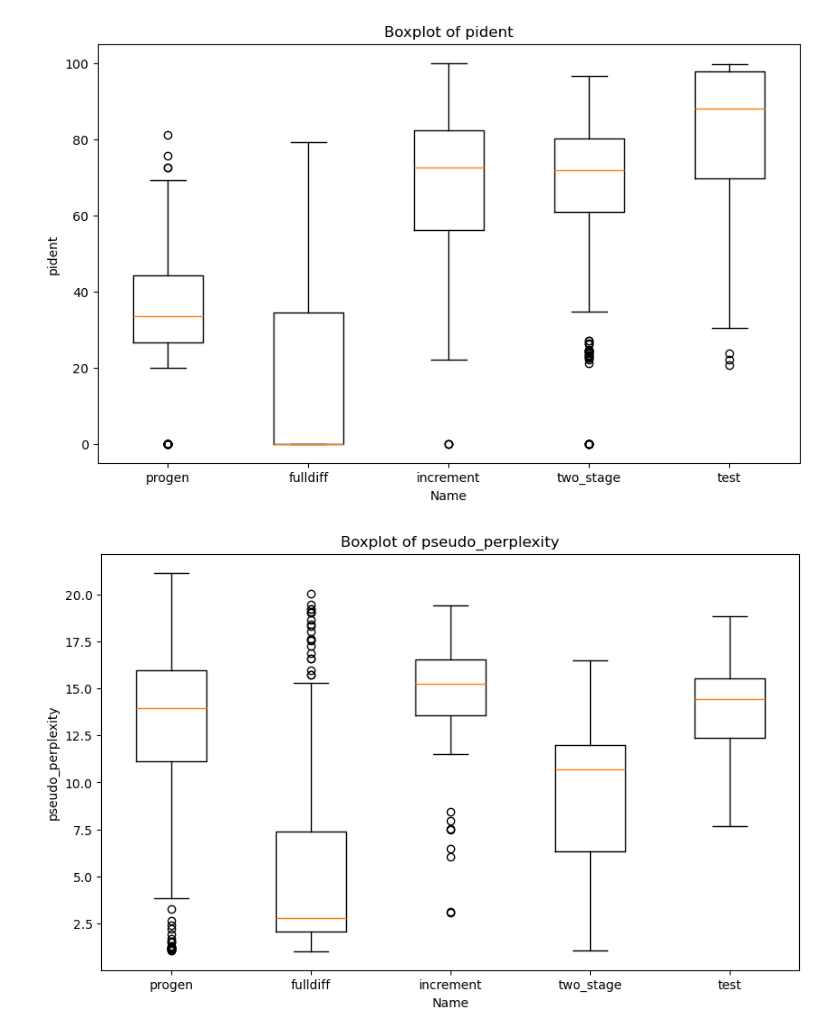
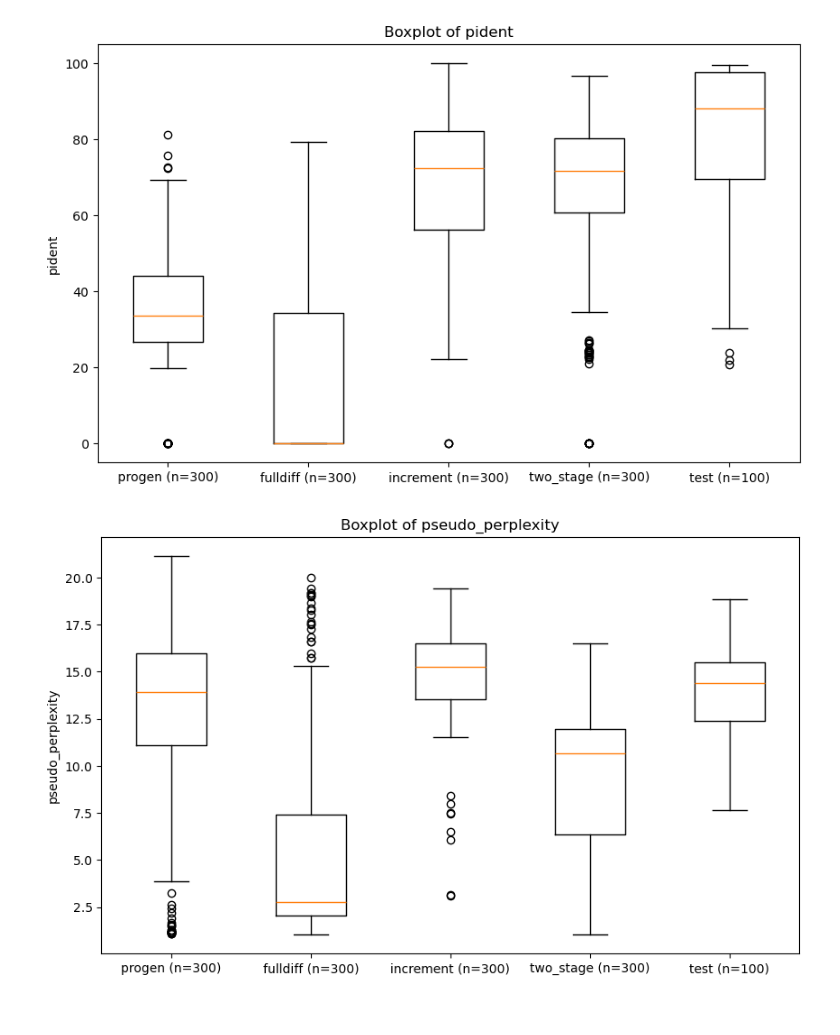
Before and after one commit to lludwig010/ProMDLM, a Jupyter notebook: plotting.ipynb, the cells around one changed output. Saved outputs shown, nothing was run; the diff lists cells and outputs as text; code cells hidden in the pictures.

```diff
--- a/plotting.ipynb
+++ b/plotting.ipynb
@@ -23,8 +23,28 @@ import matplotlib.pyplot as plt
 #    combined_df = combined_df.join(ppl_df, how="left")
 #    # Write the combined dataframe to full_file
 #    combined_df.to_csv(full_file, index=False)
+# %%
+def boxplot_of_column(full_files, column_name, names, output_path):
+    """
+    Create a boxplot of the specified column from the full files.
+    """
+    data = []
+    nb_samples=[]
+    for path in full_files:
+        df = pd.read_csv(path)
+        nb_samples.append(len(df))
+        data.append(df[column_name])
+
+    names = [f"{name} (n={nb})" for name, nb in zip(names, nb_samples)]
+
+    plt.figure(figsize=(10, 6))
+    plt.boxplot(data, labels=names)
+    plt.title(f'Boxplot of {column_name}')
+    plt.ylabel(column_name)
+    plt.savefig(output_path)
 # %%
-full_files = ["/home/jtso3/ghassan/ProMDLM/generated_sequences/generated_sequences_progen_results_full.csv",
+full_files = [
+"/home/jtso3/ghassan/ProMDLM/generated_sequences/generated_sequences_progen_results_full.csv",
 "/home/jtso3/ghassan/ProMDLM/generated_sequences/generated_sequences_fulldiff_results_full.csv",
 "/home/jtso3/ghassan/ProMDLM/generated_sequences/generated_sequences_increment_results_full.csv",
 "/home/jtso3/ghassan/ProMDLM/generated_sequences/generated_sequences_two_stage_results_full.csv",
@@ -32,23 +52,8 @@ full_files = ["/home/jtso3/ghassan/ProMDLM/generated_sequences/generated_sequenc
 
 names = ["progen","fulldiff", "increment", "two_stage", "test"]
 
-def boxplot_of_column(full_files, column_name, names, output_path):
-    """
-    Create a boxplot of the specified column from the full files.
-    """
-    data = []
-    for path in full_files:
-        df = pd.read_csv(path)
-        data.append(df[column_name])
 
-    plt.figure(figsize=(10, 6))
-    plt.boxplot(data, labels=names)
-    plt.title(f'Boxplot of {column_name}')
-    plt.xlabel('Name')
-    plt.ylabel(column_name)
-    plt.savefig(output_path)
-
-boxplot_of_column(full_files, "entropy", names, "imgs/entropy_boxplot.png")
-boxplot_of_column(full_files, "pident", names, "imgs/diversity_boxplot_before_filtering.png")
-boxplot_of_column(full_files, "pseudo_perplexity", names, "imgs/perplexity_boxplot_before_filtering.png")
+boxplot_of_column(full_files, "entropy", names, "plots_all_temp/entropy_boxplot.png")
+boxplot_of_column(full_files, "pident", names, "plots_all_temp/diversity_boxplot_before_filtering.png")
+boxplot_of_column(full_files, "pseudo_perplexity", names, "plots_all_temp/perplexity_boxplot_before_filtering.png")
 # %% [output]
@@ -56,5 +61,5 @@ boxplot_of_column(full_files, "pseudo_perplexity", names, "imgs/perplexity_boxpl
-[figure, old version]
+[figure, new version]
-[figure, old version]
+[figure, new version]
 # %%
 colors = ['red', 'blue', 'green', 'orange', 'purple']  # Define colors for each dataset
 
```
Also changed, not shown: parts of 8 cells of this notebook, 44 other files.
